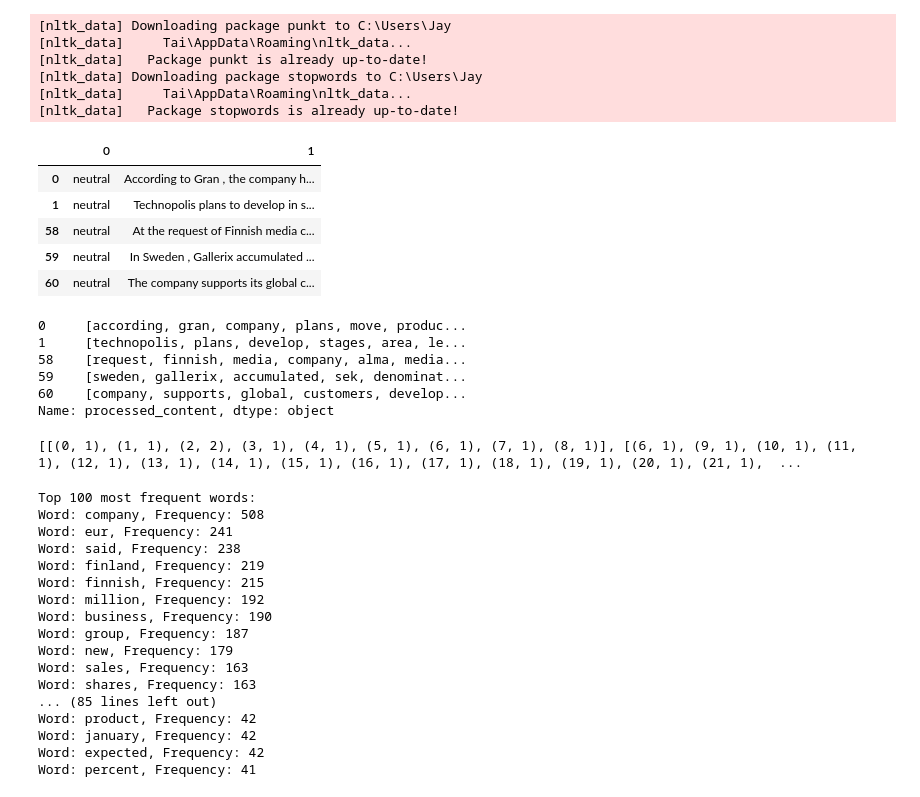
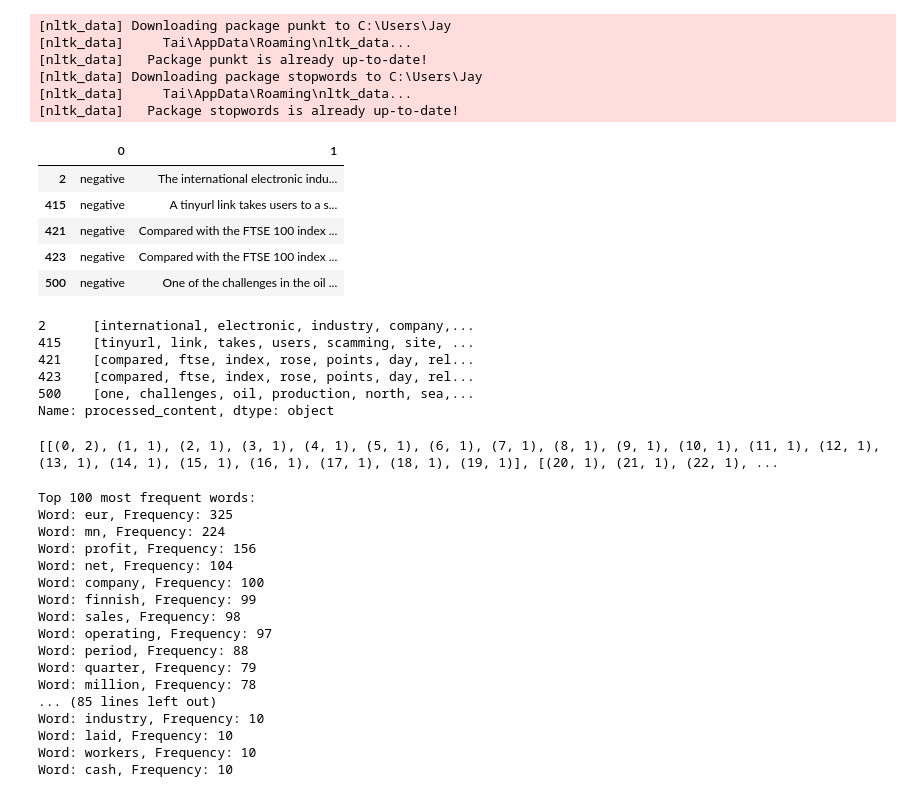
Before and after one commit to jaytai3336/Sentimental-Analysis, a Jupyter notebook: LDA/BoW Dict (Negative).ipynb, the cells around one changed output. Drawn from its saved outputs; the diff is of its cells as text; code cells hidden in the pictures.

Commit message:
updated all links

```diff
--- a/LDA/BoW Dict (Negative).ipynb
+++ b/LDA/BoW Dict (Negative).ipynb
@@ -1,40 +1,40 @@
 # %%
 import pandas as pd
 import numpy as np
 import nltk
 from nltk.corpus import stopwords
 from nltk.tokenize import word_tokenize
 import gensim
 from gensim import corpora
 from gensim.models.ldamodel import LdaModel
 import pyLDAvis.gensim_models as gensimvis
 import pyLDAvis
 pyLDAvis.enable_notebook()
 
 import matplotlib.pyplot as plt
 import ipywidgets
 nltk.download('punkt')
 nltk.download('stopwords')
 
 
 # Load the dataset
-df = pd.read_csv('data/Training Data/Labeled-headlines.csv', encoding='ISO-8859-1', on_bad_lines='skip', header=None)  # Ensure your CSV file has columns like 'title' and 'content'
-df = df[df.iloc[:, 0] == 'neutral'].dropna()
+df = pd.read_csv('../data/News Articles/Labelled/Kraggle_labelled.csv', encoding='ISO-8859-1', on_bad_lines='skip', header=None)  # Ensure your CSV file has columns like 'title' and 'content'
+df = df[df.iloc[:, 0] == 'negative'].dropna()
 # Print first few rows of the dataset
 df.head()
 # %% [output]
 [nltk_data] Downloading package punkt to C:\Users\Jay
 [nltk_data]     Tai\AppData\Roaming\nltk_data...
 [nltk_data]   Package punkt is already up-to-date!
 [nltk_data] Downloading package stopwords to C:\Users\Jay
 [nltk_data]     Tai\AppData\Roaming\nltk_data...
 [nltk_data]   Package stopwords is already up-to-date!
 |  | 0 | 1 |
-| 0 | neutral | According to Gran , the company h... |
-| 1 | neutral | Technopolis plans to develop in s... |
-| 58 | neutral | At the request of Finnish media c... |
-| 59 | neutral | In Sweden , Gallerix accumulated ... |
-| 60 | neutral | The company supports its global c... |
+| 2 | negative | The international electronic indu... |
+| 415 | negative | A tinyurl link takes users to a s... |
+| 421 | negative | Compared with the FTSE 100 index ... |
+| 423 | negative | Compared with the FTSE 100 index ... |
+| 500 | negative | One of the challenges in the oil ... |
 # %%
 # Define a function to preprocess the text
 def preprocess_text(text):
@@ -50,11 +50,11 @@ df['processed_content'] = df[1].apply(preprocess_text)
 # Preview the preprocessed text
 df['processed_content'].head()
 # %% [output]
-0     [according, gran, company, plans, move, produc...
-1     [technopolis, plans, develop, stages, area, le...
-58    [request, finnish, media, company, alma, media...
-59    [sweden, gallerix, accumulated, sek, denominat...
-60    [company, supports, global, customers, develop...
+2      [international, electronic, industry, company,...
+415    [tinyurl, link, takes, users, scamming, site, ...
+421    [compared, ftse, index, rose, points, day, rel...
+423    [compared, ftse, index, rose, points, day, rel...
+500    [one, challenges, oil, production, north, sea,...
 Name: processed_content, dtype: object
 # %%
 # Create a dictionary and corpus for LDA
@@ -64,7 +64,7 @@ corpus = [dictionary.doc2bow(text) for text in df['processed_content']]
 # Preview the corpus
 print(corpus[:2])  # List of tuples (term_id, term_frequency)
 # %% [output]
-[[(0, 1), (1, 1), (2, 2), (3, 1), (4, 1), (5, 1), (6, 1), (7, 1), (8, 1)], [(6, 1), (9, 1), (10, 1), (11, 1), (12, 1), (13, 1), (14, 1), (15, 1), (16, 1), (17, 1), (18, 1), (19, 1), (20, 1), (21, 1),  ...
+[[(0, 2), (1, 1), (2, 1), (3, 1), (4, 1), (5, 1), (6, 1), (7, 1), (8, 1), (9, 1), (10, 1), (11, 1), (12, 1), (13, 1), (14, 1), (15, 1), (16, 1), (17, 1), (18, 1), (19, 1)], [(20, 1), (21, 1), (22, 1), ...
 # %%
 from collections import Counter
 
@@ -86,22 +86,22 @@ for word, freq in most_common_words:
     print(f"Word: {word}, Frequency: {freq}")
 # %% [output]
 Top 100 most frequent words:
-Word: company, Frequency: 508
-Word: eur, Frequency: 241
-Word: said, Frequency: 238
-Word: finland, Frequency: 219
-Word: finnish, Frequency: 215
-Word: million, Frequency: 192
-Word: business, Frequency: 190
-Word: group, Frequency: 187
-Word: new, Frequency: 179
-Word: sales, Frequency: 163
-Word: shares, Frequency: 163
+Word: eur, Frequency: 325
+Word: mn, Frequency: 224
+Word: profit, Frequency: 156
+Word: net, Frequency: 104
+Word: company, Frequency: 100
+Word: finnish, Frequency: 99
+Word: sales, Frequency: 98
+Word: operating, Frequency: 97
+Word: period, Frequency: 88
+Word: quarter, Frequency: 79
+Word: million, Frequency: 78
 ... (85 lines left out)
-Word: product, Frequency: 42
-Word: january, Frequency: 42
-Word: expected, Frequency: 42
-Word: percent, Frequency: 41
+Word: industry, Frequency: 10
+Word: laid, Frequency: 10
+Word: workers, Frequency: 10
+Word: cash, Frequency: 10
 # %%
 from nltk.tokenize import word_tokenize
 from nltk.corpus import stopwords
```
Also changed, not shown: parts of 4 cells of this notebook, 42 other files.
